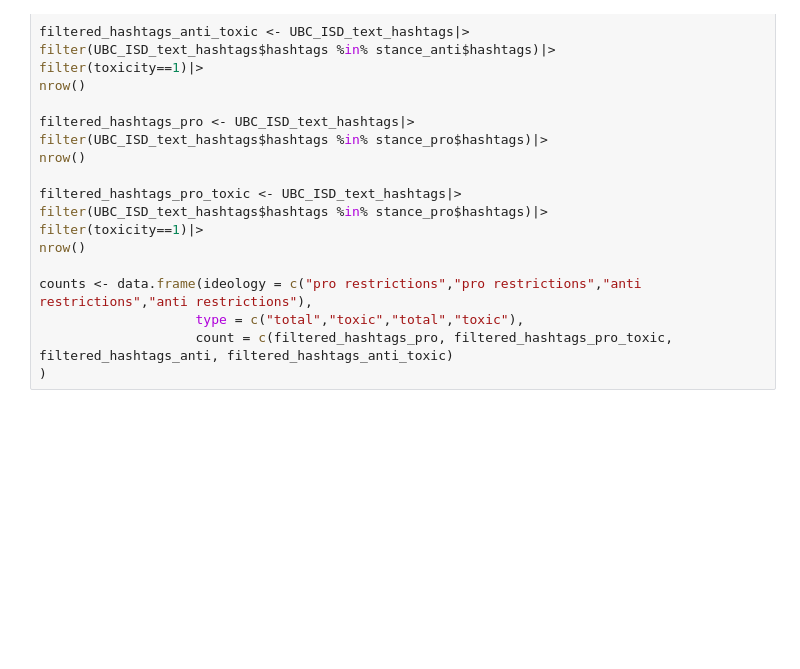
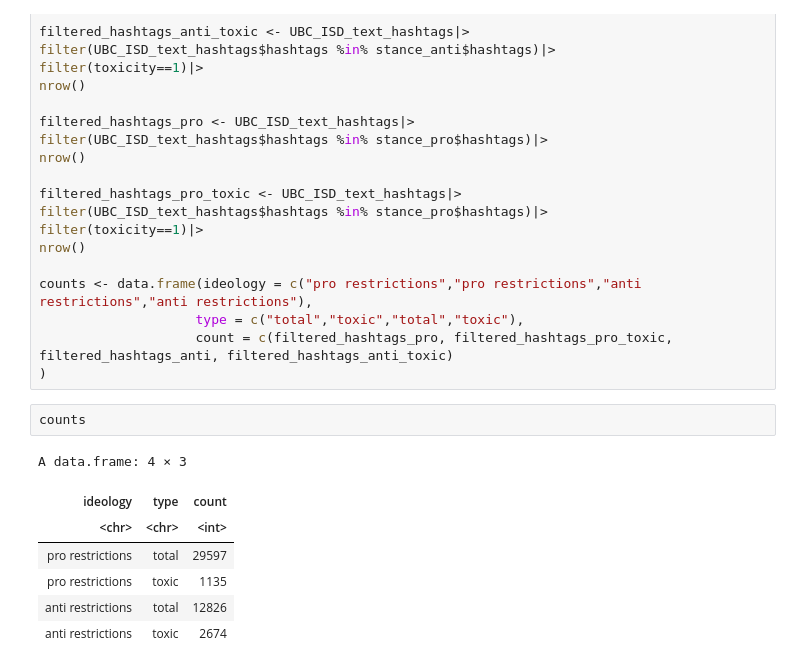
Before and after one commit to Irene-Berezin/tweets, a Jupyter notebook: hashtags_ISD.ipynb, the cells around one changed output. Saved outputs shown, nothing was run; the diff lists cells and outputs as text; blank space fills up the shorter version.

```diff
--- a/hashtags_ISD.ipynb
+++ b/hashtags_ISD.ipynb
@@ -78,6 +82,16 @@ counts <- data.frame(ideology = c("pro restrictions","pro restrictions","anti re
                     type = c("total","toxic","total","toxic"),
                     count = c(filtered_hashtags_pro, filtered_hashtags_pro_toxic, filtered_hashtags_anti, filtered_hashtags_anti_toxic)
 )
+# %%
+counts
+# %% [output]
+A data.frame: 4 × 3
+| ideology | type | count |
+| <chr> | <chr> | <int> |
+| pro restrictions | total | 29597 |
+| pro restrictions | toxic | 1135 |
+| anti restrictions | total | 12826 |
+| anti restrictions | toxic | 2674 |
 # %%
 colors=c("#6f94d9", "#cf2020")
 
```
Also changed, not shown: parts of 2 cells of this notebook, 17 other files.
